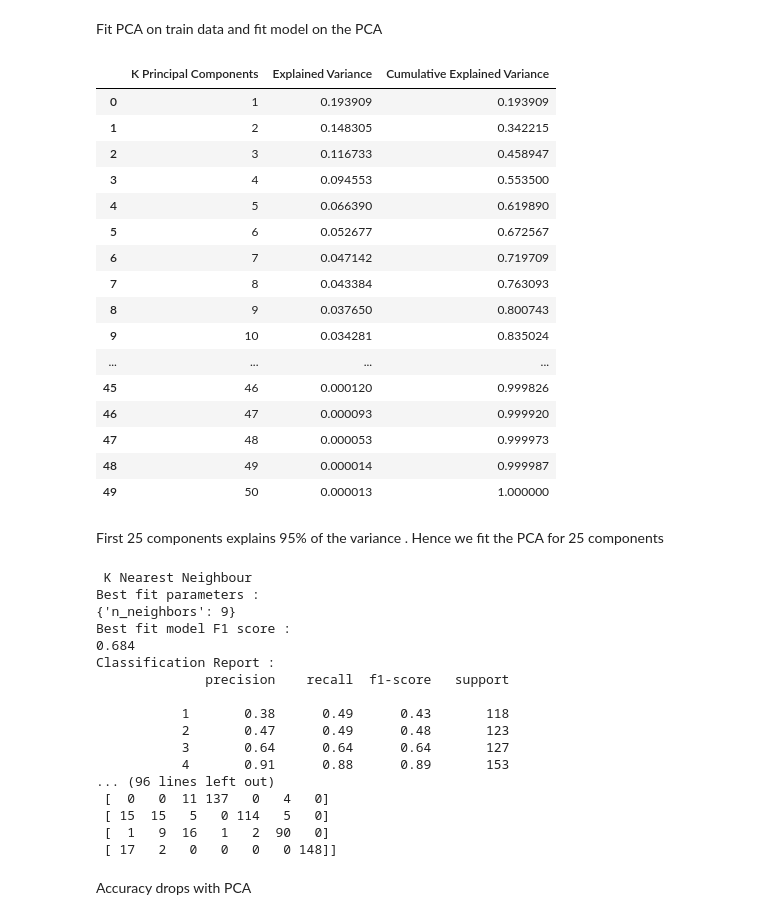
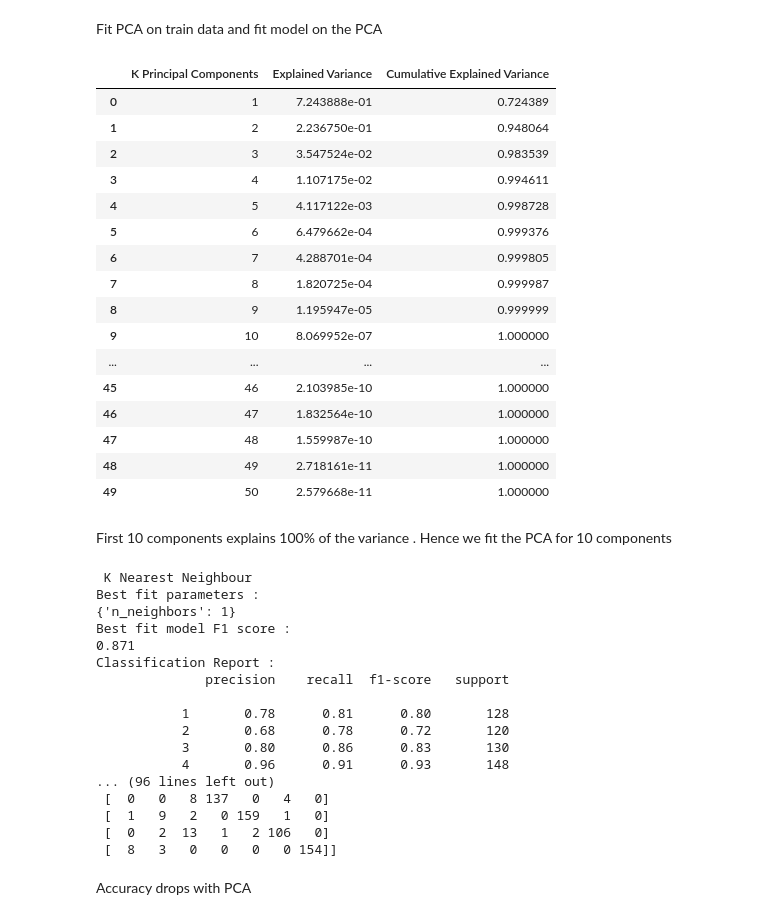
Before and after one commit to kasri-mids/MIDS-W207-FinalProject, a Jupyter notebook: Final Project SSDG_Nov_17.ipynb, the cells around one changed output. Cells and saved outputs as stored; diff of their text form; code cells hidden in the pictures.

```diff
--- a/Final Project SSDG_Nov_17.ipynb
+++ b/Final Project SSDG_Nov_17.ipynb
@@ -375,13 +418,7 @@ We get the highest accuracy for KNN
 # %% [markdown]
 Using min max scalar for the continous features
 # %%
-test_data, test_labels = X[13000:], Y[13000:]
-dev_data, dev_labels = X[12000:13000], Y[12000:13000]
-train_data, train_labels = X[:12000], Y[:12000]
 scaler_type = 'MinMax'
-print (train_data[:,3])
 train_data_trans , test_data_trans , dev_data_trans = fit_all_data_scalers(column_list , scaler_type ,  np.copy(np.float32(train_data)) , np.copy(np.float32(test_data)) , np.copy(np.float32(dev_data)) )
-print (train_data_trans[:,3])
-print (type(train_data[0,3]))
-grd_model_knn , grd_model_lr , grd_model_dt , grd_model_rf   = run_all_algorithms (train_data , train_labels , dev_data , dev_labels )
+grd_model_knn_2 , grd_model_lr_2 , grd_model_dt_2 , grd_model_rf_2   = run_all_algorithms (train_data_trans , train_labels , dev_data_trans , dev_labels )
 # %% [output]
@@ -408,11 +450,3 @@ The accuracy drops with scaling the data
  ### Approach 3
 
 Using robust scalar for the continous features
-# %%
-test_data, test_labels = X[13000:], Y[13000:]
-dev_data, dev_labels = X[12000:13000], Y[12000:13000]
-train_data, train_labels = X[:12000], Y[:12000]
-scaler_type = 'Robust'
-train_data , test_data , dev_data = fit_all_data_scalers(column_list , scaler_type ,  train_data , test_data , dev_data )
-print (train_data[1,3])
-#grd_model_knn , grd_model_lr , grd_model_dt ,  grd_model_rf    = run_all_algorithms (train_data , train_labels , dev_data , dev_labels )
@@ -425,58 +484,55 @@ The accuracy drops with scaling the data
 # %% [markdown]
 Fit PCA on train data and fit model on the PCA
 # %%
-test_data, test_labels = X[13000:], Y[13000:]
-dev_data, dev_labels = X[12000:13000], Y[12000:13000]
-train_data, train_labels = X[:12000], Y[:12000]
 pca = PCA(n_components=50)
 pca.fit(train_data)
 df_pca = pd.DataFrame()
 df_pca['K Principal Components'] = np.arange(start=1 , stop=51)
 df_pca['Explained Variance'] = pd.Series(pca.explained_variance_ratio_)
 df_pca['Cumulative Explained Variance'] = pd.Series(np.cumsum(pca.explained_variance_ratio_))
 display(df_pca)
 # %% [output]
 |  | K Principal Components | Explained Variance | Cumulative Explained Variance |
-| 0 | 1 | 0.193909 | 0.193909 |
-| 1 | 2 | 0.148305 | 0.342215 |
-| 2 | 3 | 0.116733 | 0.458947 |
-| 3 | 4 | 0.094553 | 0.553500 |
-| 4 | 5 | 0.066390 | 0.619890 |
-| 5 | 6 | 0.052677 | 0.672567 |
-| 6 | 7 | 0.047142 | 0.719709 |
-| 7 | 8 | 0.043384 | 0.763093 |
-| 8 | 9 | 0.037650 | 0.800743 |
-| 9 | 10 | 0.034281 | 0.835024 |
+| 0 | 1 | 7.243888e-01 | 0.724389 |
+| 1 | 2 | 2.236750e-01 | 0.948064 |
+| 2 | 3 | 3.547524e-02 | 0.983539 |
+| 3 | 4 | 1.107175e-02 | 0.994611 |
+| 4 | 5 | 4.117122e-03 | 0.998728 |
+| 5 | 6 | 6.479662e-04 | 0.999376 |
+| 6 | 7 | 4.288701e-04 | 0.999805 |
+| 7 | 8 | 1.820725e-04 | 0.999987 |
+| 8 | 9 | 1.195947e-05 | 0.999999 |
+| 9 | 10 | 8.069952e-07 | 1.000000 |
 | ... | ... | ... | ... |
-| 45 | 46 | 0.000120 | 0.999826 |
-| 46 | 47 | 0.000093 | 0.999920 |
-| 47 | 48 | 0.000053 | 0.999973 |
-| 48 | 49 | 0.000014 | 0.999987 |
-| 49 | 50 | 0.000013 | 1.000000 |
+| 45 | 46 | 2.103985e-10 | 1.000000 |
+| 46 | 47 | 1.832564e-10 | 1.000000 |
+| 47 | 48 | 1.559987e-10 | 1.000000 |
+| 48 | 49 | 2.718161e-11 | 1.000000 |
+| 49 | 50 | 2.579668e-11 | 1.000000 |
 # %% [markdown]
-First 25 components explains 95% of the variance . Hence we fit the PCA for 25 components
+First 10 components explains 100% of the variance . Hence we fit the PCA for 10 components
 # %%
-pca = PCA(n_components=25)
+pca = PCA(n_components=10)
 pca.fit(train_data)
 train_pca = pca.transform(train_data)
 dev_pca = pca.transform(dev_data)
 test_pca = pca.transform(test_data)
-grd_model_knn , grd_model_lr , grd_model_dt , grd_model_rf   = run_all_algorithms (train_pca , train_labels , dev_pca , dev_labels )
+grd_model_knn_4 , grd_model_lr_4 , grd_model_dt_4 , grd_model_rf_4   = run_all_algorithms (train_pca , train_labels , dev_pca , dev_labels )
 # %% [output]
  K Nearest Neighbour
 Best fit parameters :
-{'n_neighbors': 9}
+{'n_neighbors': 1}
 Best fit model F1 score :
-0.684
+0.871
 Classification Report :
               precision    recall  f1-score   support
 
-           1       0.38      0.49      0.43       118
-           2       0.47      0.49      0.48       123
-           3       0.64      0.64      0.64       127
-           4       0.91      0.88      0.89       153
+           1       0.78      0.81      0.80       128
+           2       0.68      0.78      0.72       120
+           3       0.80      0.86      0.83       130
+           4       0.96      0.91      0.93       148
 ... (96 lines left out)
- [  0   0  11 137   0   4   0]
- [ 15  15   5   0 114   5   0]
- [  1   9  16   1   2  90   0]
- [ 17   2   0   0   0   0 148]]
+ [  0   0   8 137   0   4   0]
+ [  1   9   2   0 159   1   0]
+ [  0   2  13   1   2 106   0]
+ [  8   3   0   0   0   0 154]]
```
Also changed, not shown: parts of 66 cells of this notebook.
